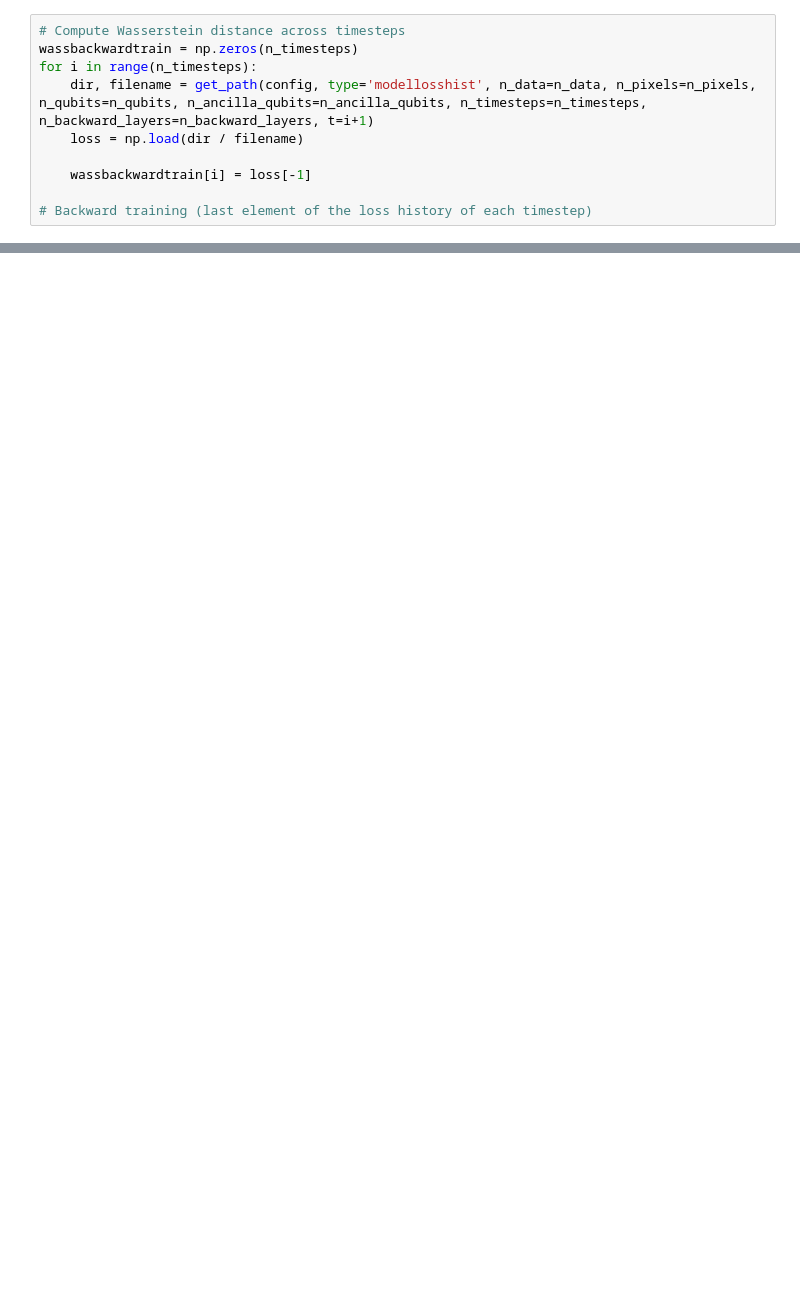
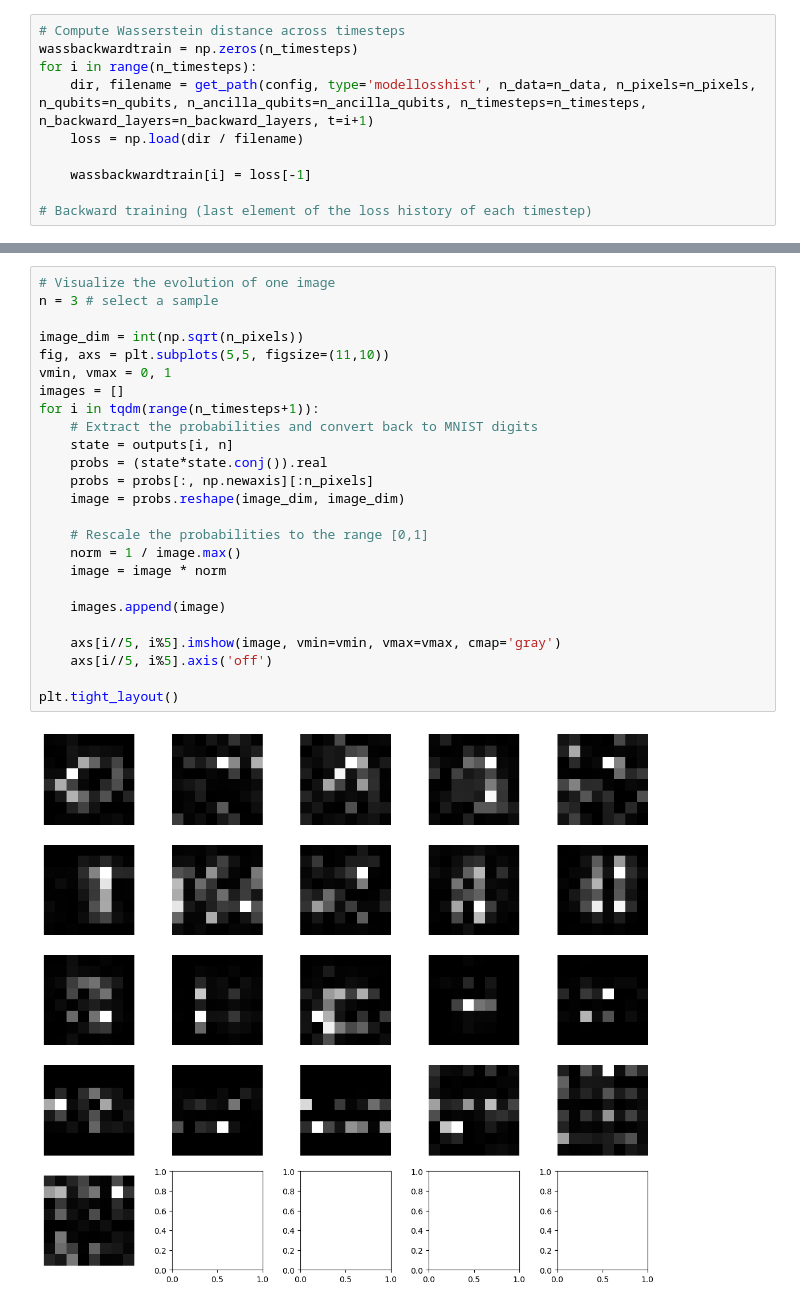
Before and after one commit to alapena/QuantGenMdl, a Jupyter notebook: visualize_denoising.ipynb, the cells around one changed output, grey strips where cells are left out. Saved outputs shown, nothing was run; the diff lists cells and outputs as text; blank space fills up the shorter version.

```diff
--- a/visualize_denoising.ipynb
+++ b/visualize_denoising.ipynb
@@ -86,0 +93,27 @@ KeyError: 'diffusion_schedule'
+# %%
+# Visualize the evolution of one image
+n = 3 # select a sample
+
+image_dim = int(np.sqrt(n_pixels))
+fig, axs = plt.subplots(5,5, figsize=(11,10))
+vmin, vmax = 0, 1
+images = []
+for i in tqdm(range(n_timesteps+1)):
+    # Extract the probabilities and convert back to MNIST digits
+    state = outputs[i, n]
+    probs = (state*state.conj()).real
+    probs = probs[:, np.newaxis][:n_pixels]
+    image = probs.reshape(image_dim, image_dim)
+
+    # Rescale the probabilities to the range [0,1]
+    norm = 1 / image.max()
+    image = image * norm
+
+    images.append(image)
+
+    axs[i//5, i%5].imshow(image, vmin=vmin, vmax=vmax, cmap='gray')
+    axs[i//5, i%5].axis('off')
+
+plt.tight_layout()
+# %% [output]
+[figure, added]
```
Also changed, not shown: parts of 4 cells of this notebook, 1 other file.
